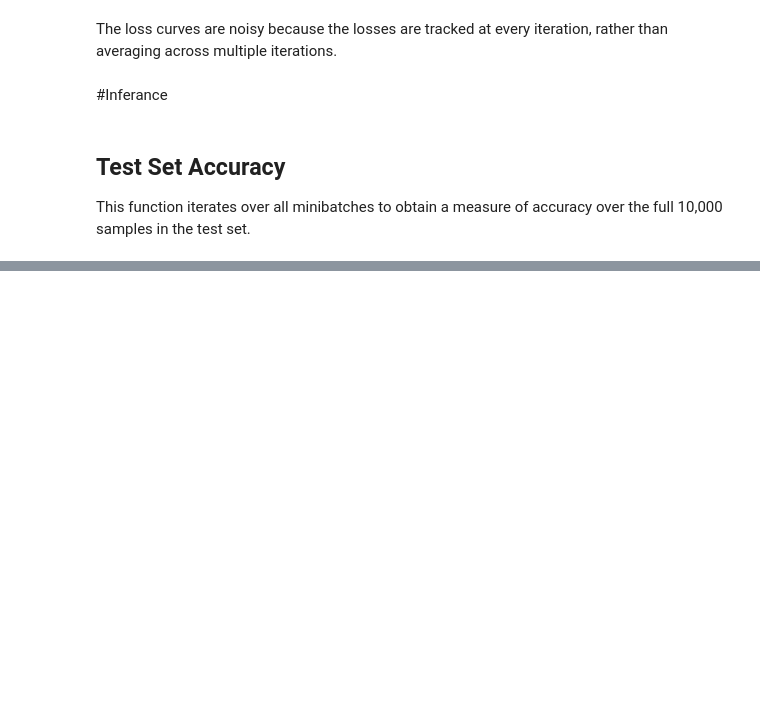
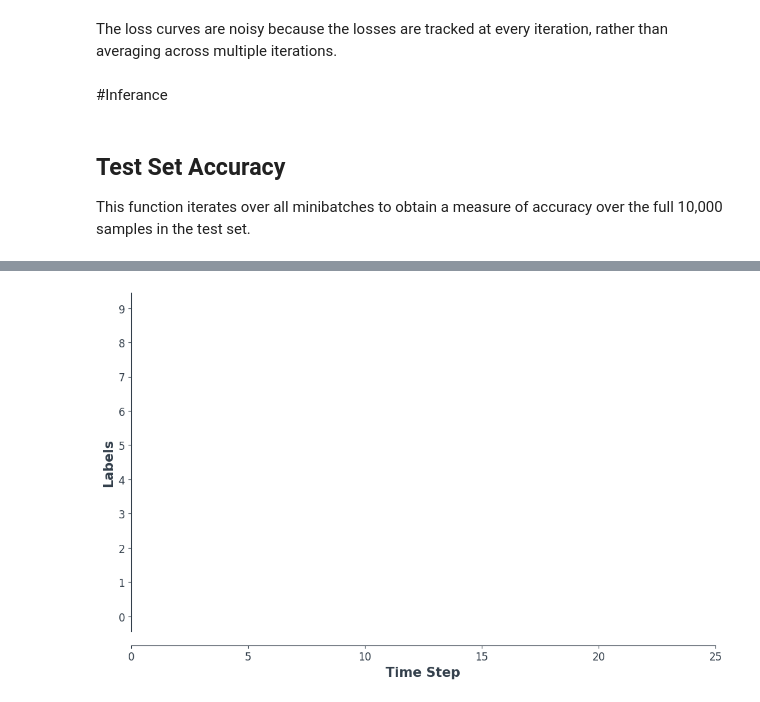
Before and after one commit to SoupBoi1/1Moble_Game_I_think, a Jupyter notebook: examples/tutorial_1_spikegen.ipynb, the cells around one changed output, grey strips where cells are left out. Drawn from its saved outputs; the diff is of its cells as text; code cells hidden in the pictures; blank space fills up the shorter version.

```diff
--- a/examples/tutorial_1_spikegen.ipynb
+++ b/examples/tutorial_1_spikegen.ipynb
@@ -978,0 +1054,14 @@ Test Set Accuracy: 96.01%
+# %%
+from IPython.display import HTML
+
+fig, ax = plt.subplots(facecolor='w', figsize=(12, 7))
+labels=['0', '1', '2', '3', '4', '5', '6', '7', '8','9']
+spk2_rec = spk2_rec.squeeze(1).detach().cpu()
+
+# plt.rcParams['animation.ffmpeg_path'] = 'C:\\path\\to\\your\\ffmpeg.exe'
+
+#  Plot spike count histogram
+anim = splt.spike_count(spk2_rec, fig, ax, labels=labels, animate=True)
+HTML(anim.to_html5_video())
+# anim.save("spike_bar.mp4")
+# %% [output]
@@ -978,0 +1069 @@ Test Set Accuracy: 96.01%
+[figure, added]
```
Also changed, not shown: parts of 29 cells of this notebook.
